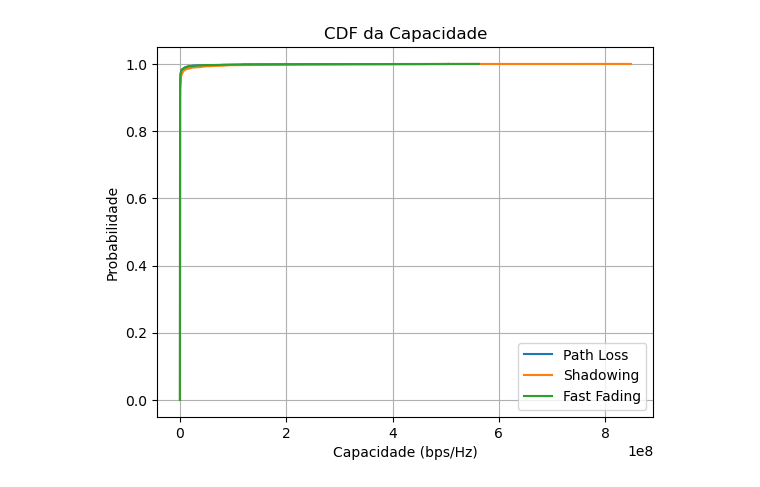
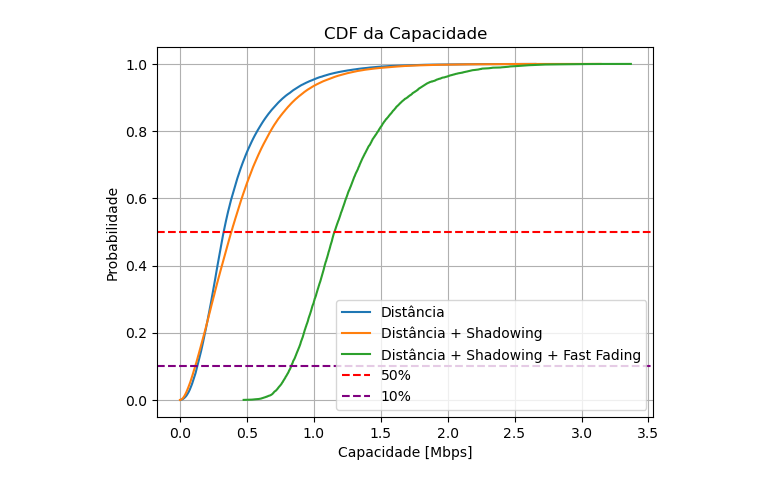
Before and after one commit to vitorfraga12/Intro-to-Wirelles---Part-3, a Jupyter notebook: Questao2.ipynb, the cells around one changed output. Saved outputs shown, nothing was run; the diff lists cells and outputs as text; code cells hidden in the pictures.

```diff
--- a/Questao2.ipynb
+++ b/Questao2.ipynb
@@ -130,12 +149,11 @@ def find_path_gain_shadow(dist, shadowing):
 # %%
 # Função que calcula o path gain com a distância, shadowing e fast fading
 def find_path_gain_fastfading(dist, shadowing, fastfading):
-    c = 1e-4
-    n = 4
+    ambiente_const = 1e-4
+    pathloss_const = 4
 
-    if dist >=1:
-        path_gain_result = shadowing * (c / (dist ** n)) * fastfading**2
-    else:
-        path_gain_result = 0
+
+    path_gain_result = (shadowing * (ambiente_const / (dist ** pathloss_const))) * fastfading **2
+
 
     return path_gain_result
@@ -235,12 +274,10 @@ def calculate_sinr(banda, K_0, aps, ues, channels, sigma_shadowing, sigma_fastfa
 # %%
-def find_capacity(sinr, banda, K_0):
+def find_capacity(sinr, banda):
     '''Função que calcula a capacidade de um dado canal.
 
     Parâmetros:
     sinr (list): A relação sinal ruído mais interferência.
     banda (int): A largura de banda do canal.
-    K_0 (int): Constante de Boltzmann.
-
     Retorna:
     list: A capacidade do canal.'''
 
@@ -248,8 +285,9 @@ def find_capacity(sinr, banda, K_0):
 
     return capacity
 # %%
-B_t, p_t, d_0, K_0 = 100e6, 1e-3, 1, 1e-17 # Em MHz, mW, metros, mW/Hz respectivamente
-aps, ues, channels = 64, 13, 2
+bandwidth , transmit_power, d_min, K_0 = 100e6, 1, 1, 1e-20 # Em MHz, mW, metros, mW/Hz respectivamente
+aps, ues, channels = 64, 13, 1
+area = 1000
 sigma_shadowing = 2
 sigma_fastfading = 1/np.sqrt(2)
 dist, shad, fastf = 0, 1, 2 # Distância, Shadowing, Fast Fading
@@ -274,19 +344,21 @@ for i in range (500):
 # %%
-cdf_dist = np.sort(capacity_acum_dist)
-cdf_shad = np.sort(capacity_acum_shad)
-cdf_fast = np.sort(capacity_acum_fast)
+cdf_dist = cdf(capacity_acum_dist)
+cdf_shad = cdf(capacity_acum_shad)
+cdf_fast = cdf(capacity_acum_fast)
 
-# Plotando a CDF
-plt.figure()
-plt.plot(cdf_dist, np.linspace(0, 1, len(cdf_dist)), label='Path Loss')
-plt.plot(cdf_shad, np.linspace(0, 1, len(cdf_shad)), label='Shadowing')
-plt.plot(cdf_fast, np.linspace(0, 1, len(cdf_fast)), label='Fast Fading')
+# Plotando a CDF da Capacidade e deixando em Mbps
+plt.plot(cdf_dist[0]/1e9, cdf_dist[1], label='Distância')
+plt.plot(cdf_shad[0]/1e9, cdf_shad[1], label='Distância + Shadowing')
+plt.plot(cdf_fast[0]/1e9, cdf_fast[1], label='Distância + Shadowing + Fast Fading')
+plt.title('CDF da Capacidade')
+plt.xlabel('Capacidade [Mbps]')
+plt.ylabel('Probabilidade')
+
+plt.axhline(0.5, color='r', linestyle='--', label='50%')
+plt.axhline(0.1, color='purple', linestyle='--', label='10%')
+
 plt.legend()
-plt.xlabel('Capacidade (bps/Hz)')
-plt.ylabel('Probabilidade')
-plt.title('CDF da Capacidade')
 plt.grid()
-
 plt.show()
 # %% [output]
-[figure, old version]
+[figure, new version]
```
Also changed, not shown: parts of 16 cells of this notebook.
